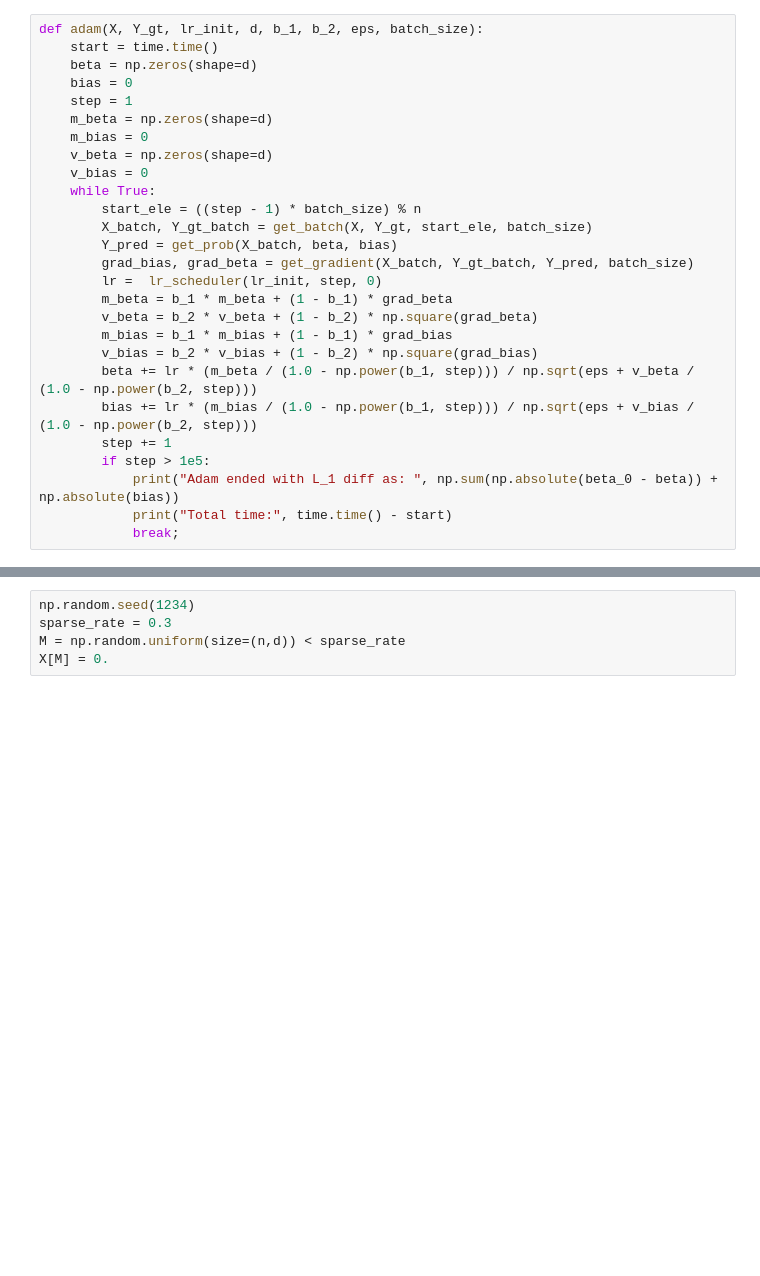
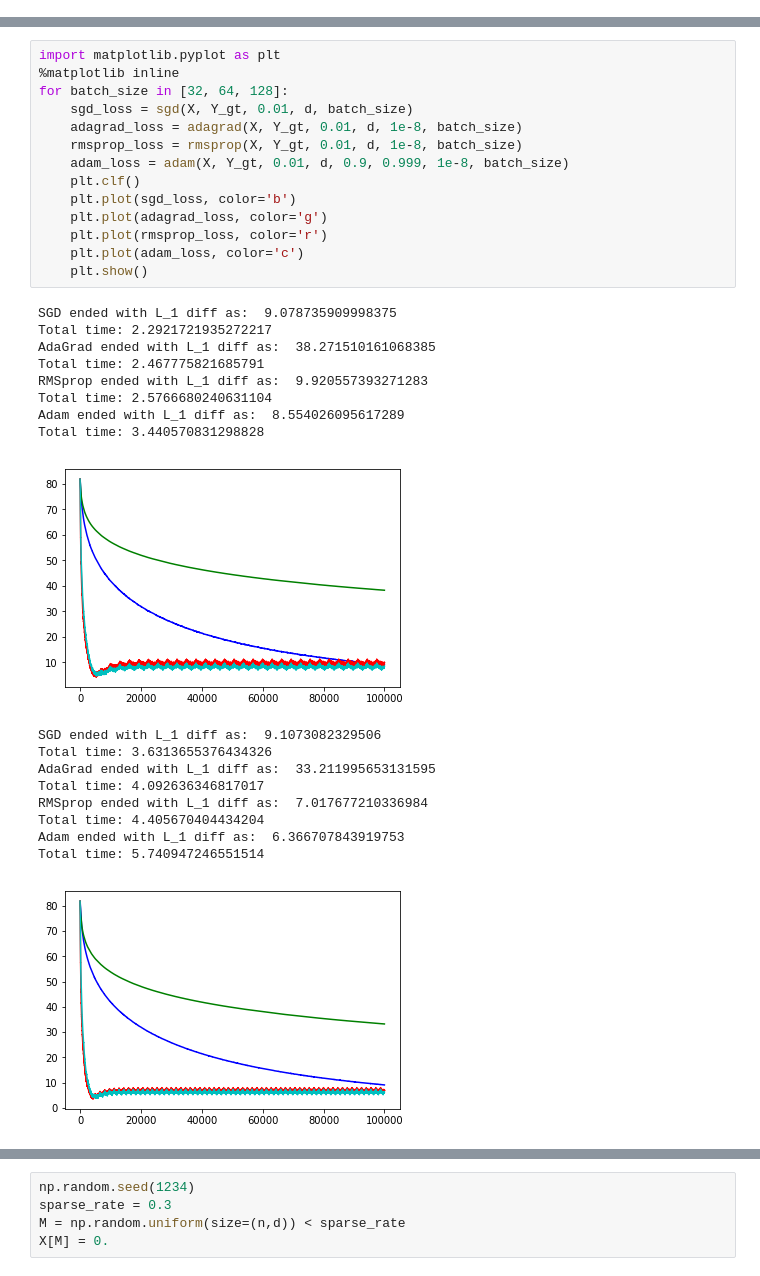
Before and after one commit to DanDoge/course_pku, a Jupyter notebook: Statistical Computing/homework/hw_1_3.ipynb, the cells around one changed output, grey strips where cells are left out. Cells and saved outputs as stored; diff of their text form; blank space fills up the shorter version.

```diff
--- a/Statistical Computing/homework/hw_1_3.ipynb
+++ b/Statistical Computing/homework/hw_1_3.ipynb
@@ -165,27 +18,0 @@ def sgd(X, Y_gt, lr_init, d, batch_size):
-# %%
-def adam(X, Y_gt, lr_init, d, b_1, b_2, eps, batch_size):
-    start = time.time()
-    beta = np.zeros(shape=d)
-    bias = 0
-    step = 1
-    m_beta = np.zeros(shape=d)
-    m_bias = 0
-    v_beta = np.zeros(shape=d)
-    v_bias = 0
-    while True:
-        start_ele = ((step - 1) * batch_size) % n
-        X_batch, Y_gt_batch = get_batch(X, Y_gt, start_ele, batch_size)
-        Y_pred = get_prob(X_batch, beta, bias)
-        grad_bias, grad_beta = get_gradient(X_batch, Y_gt_batch, Y_pred, batch_size)
-        lr =  lr_scheduler(lr_init, step, 0)
-        m_beta = b_1 * m_beta + (1 - b_1) * grad_beta
-        v_beta = b_2 * v_beta + (1 - b_2) * np.square(grad_beta)
-        m_bias = b_1 * m_bias + (1 - b_1) * grad_bias
-        v_bias = b_2 * v_bias + (1 - b_2) * np.square(grad_bias)
-        beta += lr * (m_beta / (1.0 - np.power(b_1, step))) / np.sqrt(eps + v_beta / (1.0 - np.power(b_2, step)))
-        bias += lr * (m_bias / (1.0 - np.power(b_1, step))) / np.sqrt(eps + v_bias / (1.0 - np.power(b_2, step)))
-        step += 1
-        if step > 1e5:
-            print("Adam ended with L_1 diff as: ", np.sum(np.absolute(beta_0 - beta)) + np.absolute(bias))
-            print("Total time:", time.time() - start)
-            break;
@@ -235,0 +33,33 @@ Total time: 8.892632007598877
+# %%
+import matplotlib.pyplot as plt
+%matplotlib inline
+for batch_size in [32, 64, 128]:
+    sgd_loss = sgd(X, Y_gt, 0.01, d, batch_size)
+    adagrad_loss = adagrad(X, Y_gt, 0.01, d, 1e-8, batch_size)
+    rmsprop_loss = rmsprop(X, Y_gt, 0.01, d, 1e-8, batch_size)
+    adam_loss = adam(X, Y_gt, 0.01, d, 0.9, 0.999, 1e-8, batch_size)
+    plt.clf()
+    plt.plot(sgd_loss, color='b')
+    plt.plot(adagrad_loss, color='g')
+    plt.plot(rmsprop_loss, color='r')
+    plt.plot(adam_loss, color='c')
+    plt.show()
+# %% [output]
+SGD ended with L_1 diff as:  9.078735909998375
+Total time: 2.2921721935272217
+AdaGrad ended with L_1 diff as:  38.271510161068385
+Total time: 2.467775821685791
+RMSprop ended with L_1 diff as:  9.920557393271283
+Total time: 2.5766680240631104
+Adam ended with L_1 diff as:  8.554026095617289
+Total time: 3.440570831298828
+[figure, added]
+SGD ended with L_1 diff as:  9.1073082329506
+Total time: 3.6313655376434326
+AdaGrad ended with L_1 diff as:  33.211995653131595
+Total time: 4.092636346817017
+RMSprop ended with L_1 diff as:  7.017677210336984
+Total time: 4.405670404434204
+Adam ended with L_1 diff as:  6.366707843919753
+Total time: 5.740947246551514
+[figure, added]
```
Also changed, not shown: parts of 30 cells of this notebook, 5 other files.
